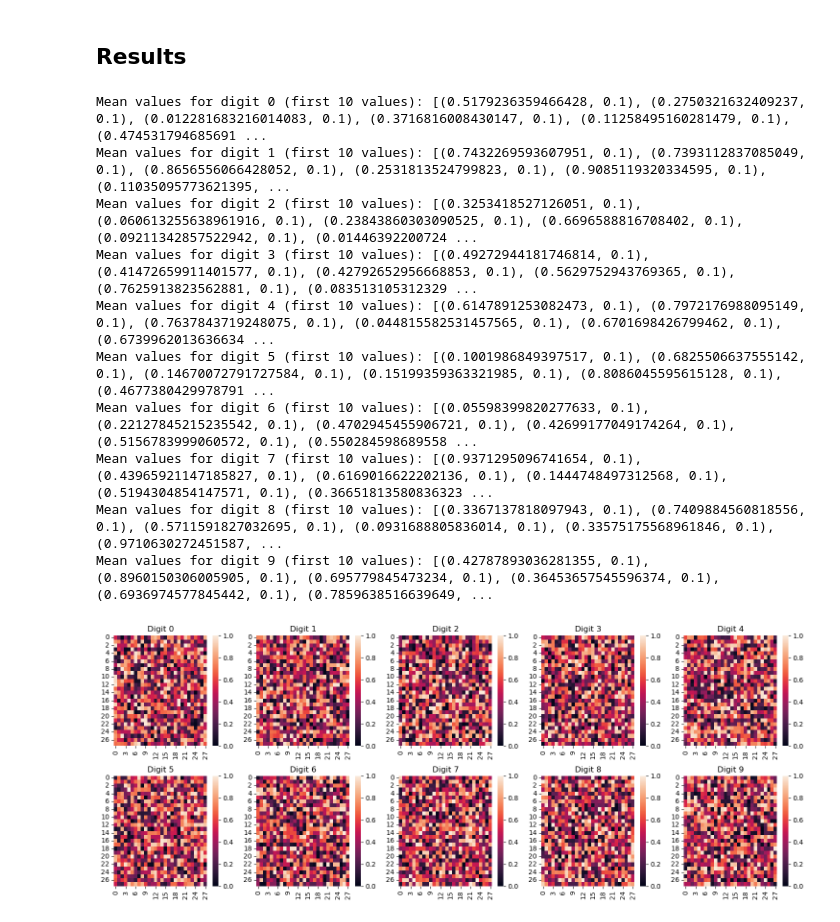
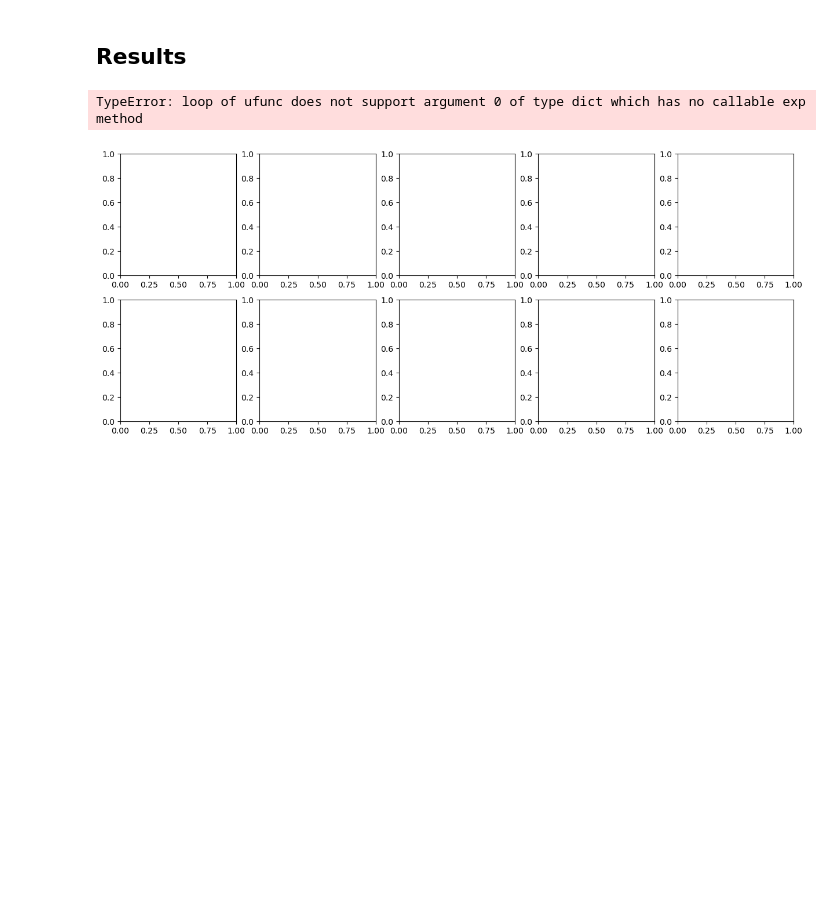
Before and after one commit to Sayemum/CS445, a Jupyter notebook: PA2/MNistBayesAnalysis.ipynb, the cells around one changed output. Cells and saved outputs as stored; diff of their text form; code cells hidden in the pictures; blank space fills up the shorter version.

```diff
--- a/PA2/MNistBayesAnalysis.ipynb
+++ b/PA2/MNistBayesAnalysis.ipynb
@@ -73,39 +76,23 @@ plt.show()
 # %% [markdown]
 ## Results
 # %%
+# Heatmaps for digits
 import numpy as np
+import seaborn as sns
 import matplotlib.pyplot as plt
-import seaborn as sns
 
 def plot_heatmap_for_digit(nb, digit, ax):
-    mu_values = nb.feature_dists[digit]
-    print(f"Mean values for digit {digit} (first 10 values):", mu_values[:10])  # Debugging line
-    heatmap_data = np.zeros((28, 28))
-    for i in range(28 * 28):
-        mean, _ = mu_values[i]
-        heatmap_data[i // 28, i % 28] = mean
-
-    # Normalize the heatmap data
-    heatmap_data = (heatmap_data - heatmap_data.min()) / (heatmap_data.max() - heatmap_data.min())
-
-    sns.heatmap(heatmap_data, ax=ax, cbar=True)
+    mu_values = nb.feature_dists[digit]  # log probability
+    heatmap_data = np.exp(mu_values).reshape(28, 28)  # reshape back to 28x28 and take exp to get probabilities
+    sns.heatmap(heatmap_data, ax=ax, cbar=False)
     ax.set_title(f'Digit {digit}')
 
 fig, axs = plt.subplots(2, 5, figsize=(15, 6))
 for digit in range(10):
     plot_heatmap_for_digit(nb, digit, axs[digit // 5, digit % 5])
 
 plt.tight_layout()
 plt.show()
 # %% [output]
-Mean values for digit 0 (first 10 values): [(0.5179236359466428, 0.1), (0.2750321632409237, 0.1), (0.012281683216014083, 0.1), (0.3716816008430147, 0.1), (0.11258495160281479, 0.1), (0.474531794685691 ...
-Mean values for digit 1 (first 10 values): [(0.7432269593607951, 0.1), (0.7393112837085049, 0.1), (0.8656556066428052, 0.1), (0.2531813524799823, 0.1), (0.9085119320334595, 0.1), (0.11035095773621395, ...
-Mean values for digit 2 (first 10 values): [(0.3253418527126051, 0.1), (0.060613255638961916, 0.1), (0.23843860303090525, 0.1), (0.6696588816708402, 0.1), (0.09211342857522942, 0.1), (0.01446392200724 ...
-Mean values for digit 3 (first 10 values): [(0.49272944181746814, 0.1), (0.41472659911401577, 0.1), (0.42792652956668853, 0.1), (0.5629752943769365, 0.1), (0.7625913823562881, 0.1), (0.083513105312329 ...
-Mean values for digit 4 (first 10 values): [(0.6147891253082473, 0.1), (0.7972176988095149, 0.1), (0.7637843719248075, 0.1), (0.044815582531457565, 0.1), (0.6701698426799462, 0.1), (0.6739962013636634 ...
-Mean values for digit 5 (first 10 values): [(0.1001986849397517, 0.1), (0.6825506637555142, 0.1), (0.14670072791727584, 0.1), (0.15199359363321985, 0.1), (0.8086045595615128, 0.1), (0.4677380429978791 ...
-Mean values for digit 6 (first 10 values): [(0.05598399820277633, 0.1), (0.22127845215235542, 0.1), (0.4702945455906721, 0.1), (0.42699177049174264, 0.1), (0.5156783999060572, 0.1), (0.550284598689558 ...
-Mean values for digit 7 (first 10 values): [(0.9371295096741654, 0.1), (0.43965921147185827, 0.1), (0.6169016622202136, 0.1), (0.1444748497312568, 0.1), (0.5194304854147571, 0.1), (0.36651813580836323 ...
-Mean values for digit 8 (first 10 values): [(0.3367137818097943, 0.1), (0.7409884560818556, 0.1), (0.5711591827032695, 0.1), (0.0931688805836014, 0.1), (0.33575175568961846, 0.1), (0.9710630272451587, ...
-Mean values for digit 9 (first 10 values): [(0.42787893036281355, 0.1), (0.8960150306005905, 0.1), (0.695779845473234, 0.1), (0.36453657545596374, 0.1), (0.6936974577845442, 0.1), (0.7859638516639649, ...
+TypeError: loop of ufunc does not support argument 0 of type dict which has no callable exp method
-[figure, old version]
+[figure, new version]
```
Also changed, not shown: parts of 1 cell of this notebook, 1 other file.
